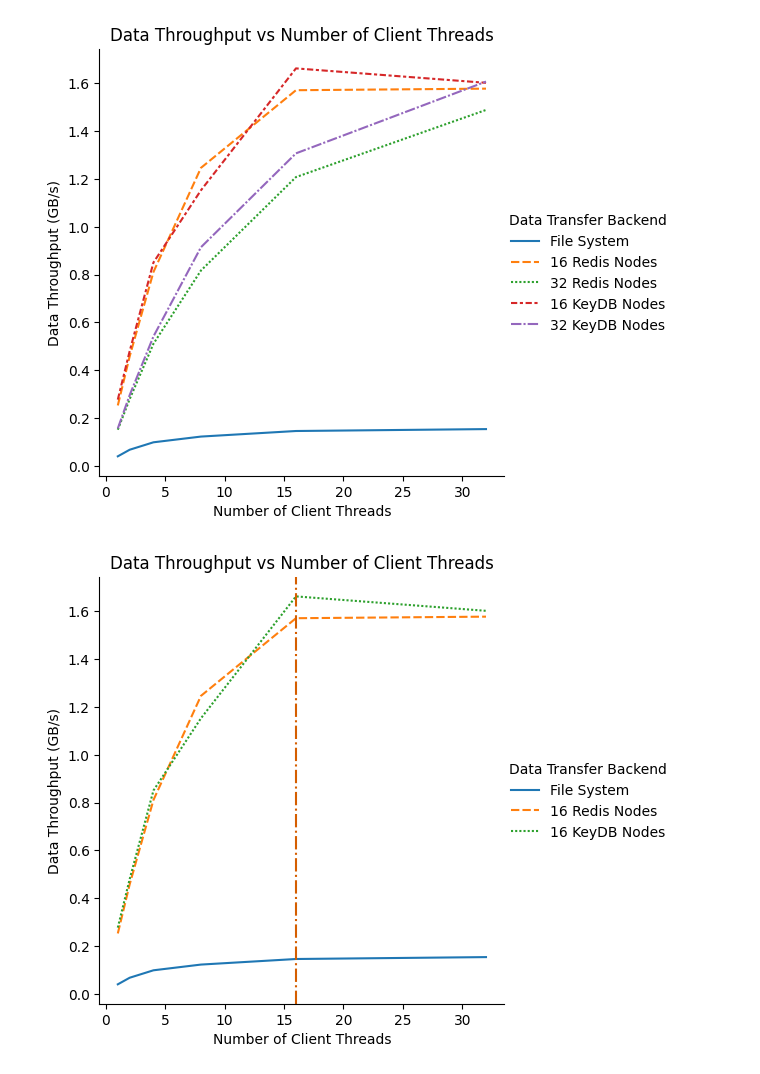
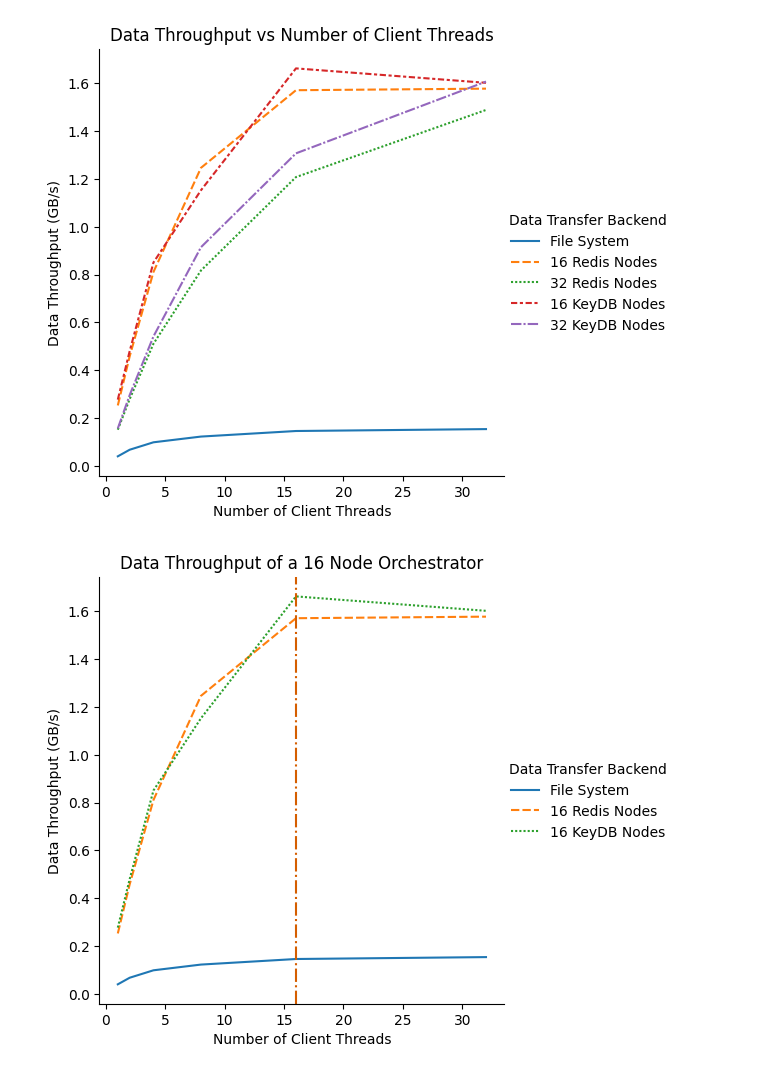
Before and after one commit to CrayLabs/SmartSim-Scaling, a Jupyter notebook: figures/aggregation-plots.ipynb, the cells around one changed output. Cells and saved outputs as stored; diff of their text form; code cells hidden in the pictures.

```diff
--- a/figures/aggregation-plots.ipynb
+++ b/figures/aggregation-plots.ipynb
@@ -167,25 +167,25 @@ throughput_df["throughput"] = (throughput_df["client_nodes"]
 # %%
 db16_plot = (
     sns.relplot(
         data=throughput_df[throughput_df["backend"].isin([
             "File System",
             "16 Redis Nodes",
             "16 KeyDB Nodes"
         ])],
         kind="line",
         x="client_threads",
         y="throughput",
         hue="backend",
         style="backend",
     )
     .set(
-        title="Data Throughput vs Number of Client Threads",
+        title="Data Throughput of a 16 Node Orchestrator",
         xlabel="Number of Client Threads",
         ylabel="Data Throughput (GB/s)",
     )
 )
 ax ,= db16_plot.axes[0]
 ax.axvline(16, ls="-.", c="r")
 db16_plot.legend.set_title("Data Transfer Backend")
 # %% [output]
-[figure, old version]
+[figure, new version]
```
Also changed, not shown: parts of 1 cell of this notebook.
